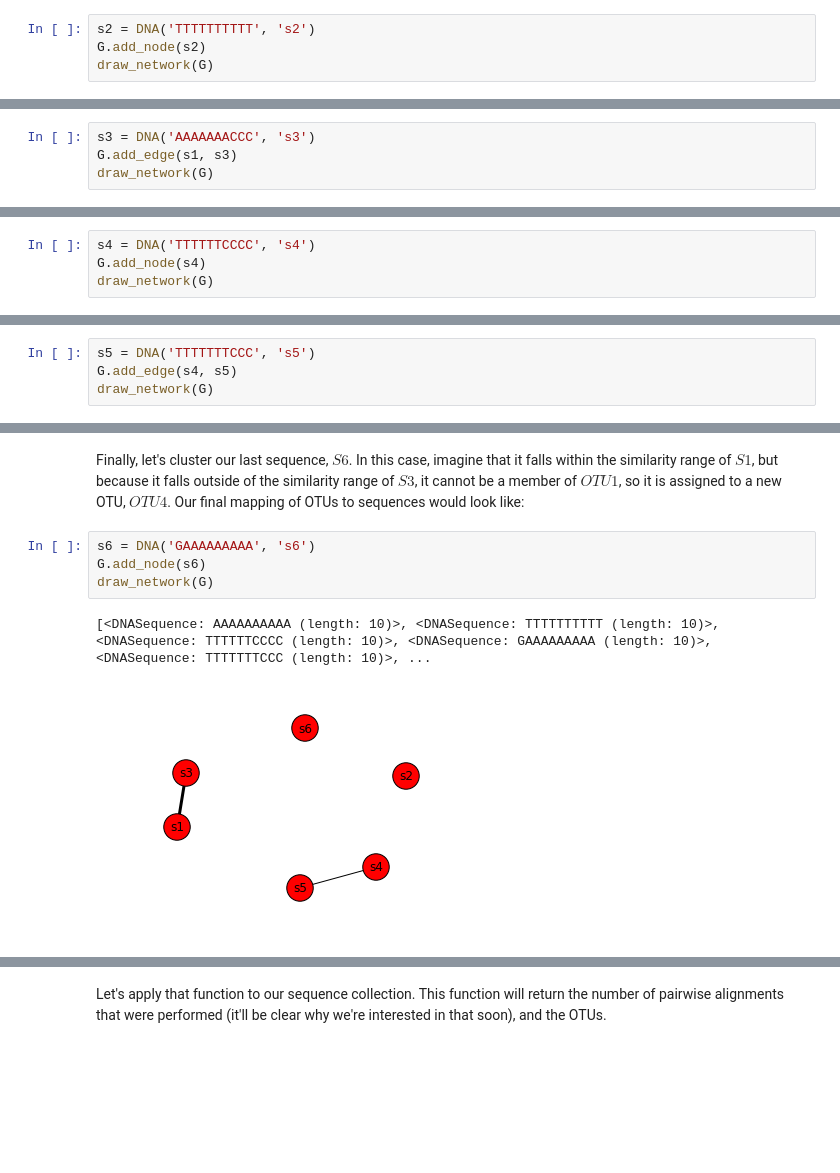
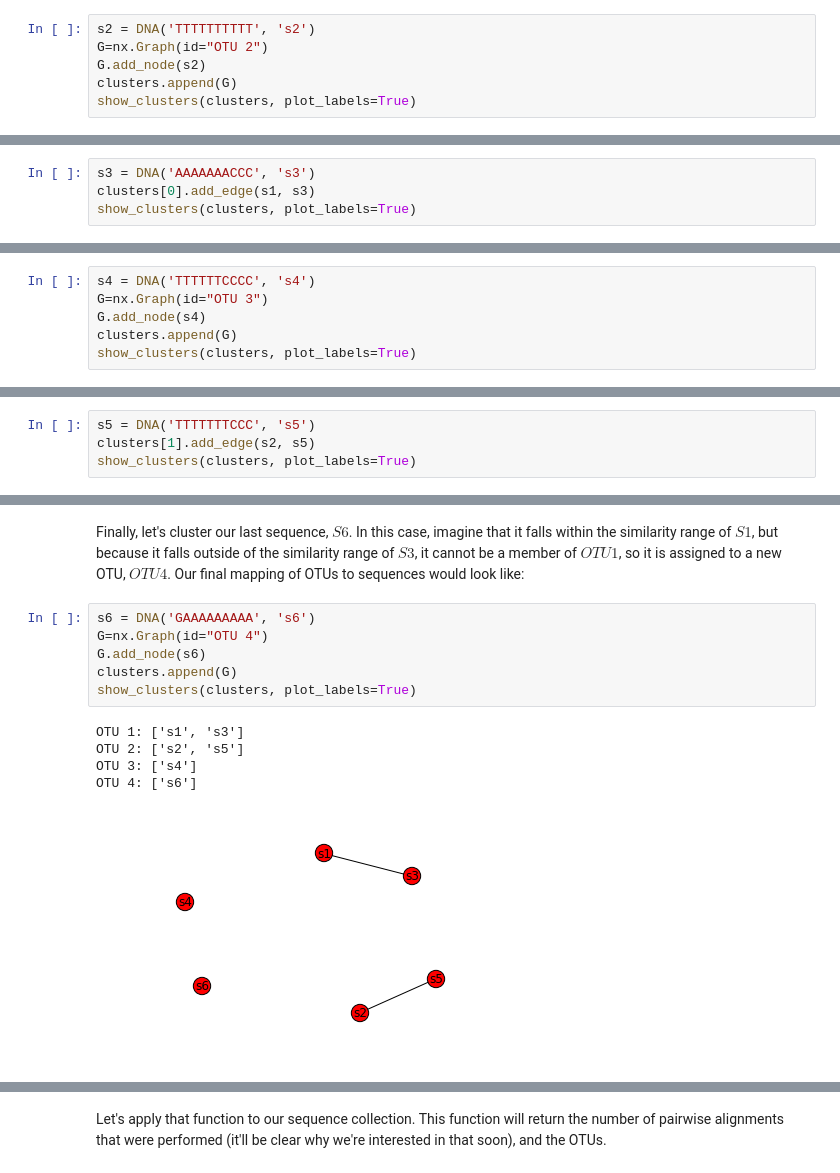
Before and after one commit to applied-bioinformatics/An-Introduction-To-Applied-Bioinformatics, a Jupyter notebook: fundamentals/sequence-mapping-and-clustering.ipynb, the cells around one changed output, grey strips where cells are left out. Saved outputs shown, nothing was run; the diff lists cells and outputs as text; blank space fills up the shorter version.

Commit message:
MAINT: updates to plotting, etc

```diff
--- a/fundamentals/sequence-mapping-and-clustering.ipynb
+++ b/fundamentals/sequence-mapping-and-clustering.ipynb
@@ -121,6 +112,8 @@ draw_network(G)
 If our second sequence, $S2$ falls outside of the similarity threshold to $S1$, it will also define a new OTU. We'll call that OTU $OTU2$.
 # %%
 s2 = DNA('TTTTTTTTTT', 's2')
+G=nx.Graph(id="OTU 2")
 G.add_node(s2)
-draw_network(G)
+clusters.append(G)
+show_clusters(clusters, plot_labels=True)
 # %% [output]
@@ -130,6 +124,6 @@ draw_network(G)
 Now imagine that our third sequence, $S3$ falls within the range of $OTU1$. We'd cluster $S3$ into $OTU1$ with $S1$. We now have three sequences clustered into two OTUs.
 # %%
 s3 = DNA('AAAAAAACCC', 's3')
-G.add_edge(s1, s3)
-draw_network(G)
+clusters[0].add_edge(s1, s3)
+show_clusters(clusters, plot_labels=True)
 # %% [output]
@@ -139,6 +134,8 @@ draw_network(G)
 Now let's cluster a fourth sequence, $S4$. We find that this falls outside the range of $OTU1$, and (just barely) outside the range of $OTU2$. So, we'd create a new OTU, $OTU3$, containing $S4$.
 # %%
 s4 = DNA('TTTTTTCCCC', 's4')
+G=nx.Graph(id="OTU 3")
 G.add_node(s4)
-draw_network(G)
+clusters.append(G)
+show_clusters(clusters, plot_labels=True)
 # %% [output]
@@ -149,5 +148,5 @@ Next, let's cluster our fifth sequence, $S5$. We find that this falls outside th
 # %%
 s5 = DNA('TTTTTTTCCC', 's5')
-G.add_edge(s4, s5)
-draw_network(G)
+clusters[1].add_edge(s2, s5)
+show_clusters(clusters, plot_labels=True)
 # %% [output]
@@ -157,8 +158,13 @@ draw_network(G)
 Finally, let's cluster our last sequence, $S6$. In this case, imagine that it falls within the similarity range of $S1$, but because it falls outside of the similarity range of $S3$, it cannot be a member of $OTU1$, so it is assigned to a new OTU, $OTU4$. Our final mapping of OTUs to sequences would look like:
 # %%
 s6 = DNA('GAAAAAAAAA', 's6')
+G=nx.Graph(id="OTU 4")
 G.add_node(s6)
-draw_network(G)
+clusters.append(G)
+show_clusters(clusters, plot_labels=True)
 # %% [output]
-[<DNASequence: AAAAAAAAAA (length: 10)>, <DNASequence: TTTTTTTTTT (length: 10)>, <DNASequence: TTTTTTCCCC (length: 10)>, <DNASequence: GAAAAAAAAA (length: 10)>, <DNASequence: TTTTTTTCCC (length: 10)>, ...
+OTU 1: ['s1', 's3']
+OTU 2: ['s2', 's5']
+OTU 3: ['s4']
+OTU 4: ['s6']
-[figure, old version]
+[figure, new version]
```
Also changed, not shown: parts of 13 cells of this notebook.
